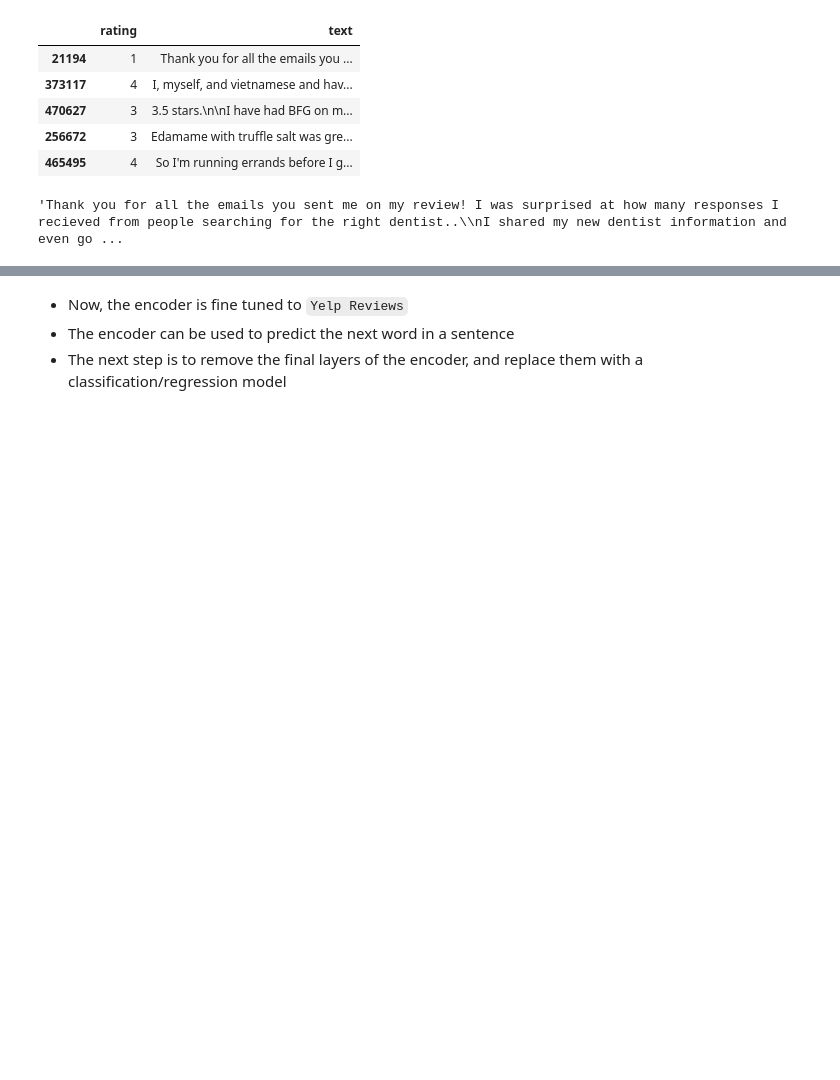
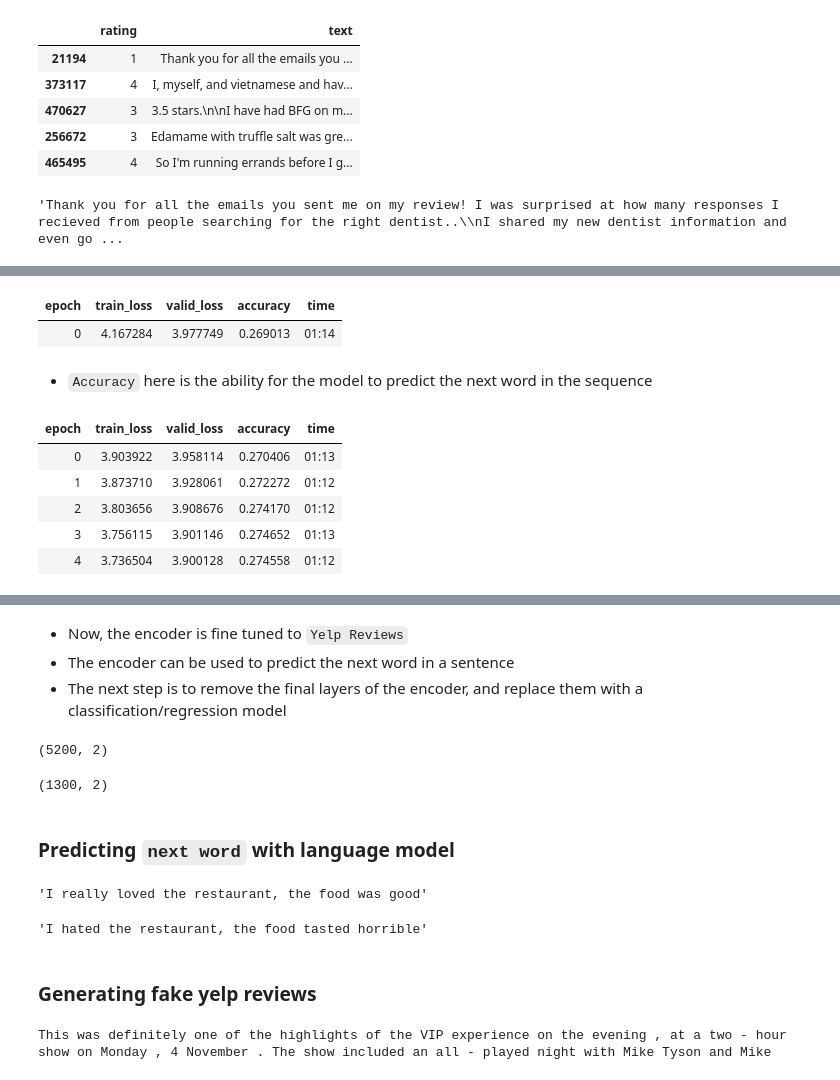
Before and after one commit to lukexyz/Reference-Notebooks, a Jupyter notebook: NLP-Sentiment-Analysis-Yelp.ipynb, the cells around one changed output, grey strips where cells are left out. Saved outputs shown, nothing was run; the diff lists cells and outputs as text; code cells hidden in the pictures; blank space fills up the shorter version.

Commit message:
Add classification model

```diff
--- a/NLP-Sentiment-Analysis-Yelp.ipynb
+++ b/NLP-Sentiment-Analysis-Yelp.ipynb
@@ -38,8 +43,3 @@ df_train.head()
 df_train['text'][21194][:500]
 # %% [output]
 'Thank you for all the emails you sent me on my review! I was surprised at how many responses I recieved from people searching for the right dentist..\\nI shared my new dentist information and even go ...
-# %%
-# Flip columns for databunch processor
-df_train = df_train[['text', 'rating']].set_index('rating')
-df_test = df_test[['text', 'rating']].set_index('rating')
-df_train.head()
@@ -117,3 +45,0 @@ bs = 24       # range 12 - 48
-# %%
-path = untar_data(URLs.YELP_REVIEWS)
-path.ls()
@@ -168,0 +48,7 @@ learn.fit_one_cycle(10, 1e-3, moms=(0.8,0.7))
+# %%
+from sklearn.model_selection import train_test_split
+
+# Split data into training and validation set
+df_trn, df_val = train_test_split(df_train, stratify=df_train['rating'],
+                                  test_size=0.2, random_state=1)
+print(df_trn.shape, df_val.shape)
@@ -168,0 +137,7 @@ learn.fit_one_cycle(10, 1e-3, moms=(0.8,0.7))
+# %%
+%%time
+# Language Model data
+data_lm = TextLMDataBunch.from_df(path, df_trn, df_val)
+
+print('Training and validation shape:\n', df_trn.shape, df_val.shape)
+data_lm.show_batch(rows=1)
@@ -168,0 +187,21 @@ learn.fit_one_cycle(10, 1e-3, moms=(0.8,0.7))
+# %%
+# Training/fine-tuning final layer to yelp reviews
+
+learn.fit_one_cycle(1, 1e-2, moms=(0.8,0.7))
+# %% [output]
+| epoch | train_loss | valid_loss | accuracy | time |
+| 0 | 4.167284 | 3.977749 | 0.269013 | 01:14 |
+# %% [markdown]
+* `Accuracy` here is the ability for the model to predict the next word in the sequence
+# %%
+%%time
+# Run until valid_loss comes down to training_loss (past this is overfitting to training set)
+
+learn.fit_one_cycle(5, 1e-3, moms=(0.8,0.7))
+# %% [output]
+| epoch | train_loss | valid_loss | accuracy | time |
+| 0 | 3.903922 | 3.958114 | 0.270406 | 01:13 |
+| 1 | 3.873710 | 3.928061 | 0.272272 | 01:12 |
+| 2 | 3.803656 | 3.908676 | 0.274170 | 01:12 |
+| 3 | 3.756115 | 3.901146 | 0.274652 | 01:13 |
+| 4 | 3.736504 | 3.900128 | 0.274558 | 01:12 |
@@ -170,3 +212,31 @@ learn.fit_one_cycle(10, 1e-3, moms=(0.8,0.7))
 * Now, the encoder is fine tuned to `Yelp Reviews`
 * The encoder can be used to predict the next word in a sentence
 * The next step is to remove the final layers of the encoder, and replace them with a classification/regression model
+# %%
+data_lm.train_ds.inner_df.shape
+# %% [output]
+(5200, 2)
+# %%
+data_lm.valid_ds.inner_df.shape
+# %% [output]
+(1300, 2)
+# %% [markdown]
+### Predicting `next word` with language model
+# %%
+learn.predict("I really loved the restaurant, the food was")
+# %% [output]
+'I really loved the restaurant, the food was good'
+# %%
+learn.predict("I hated the restaurant, the food tasted")
+# %% [output]
+'I hated the restaurant, the food tasted horrible'
+# %% [markdown]
+### Generating fake yelp reviews
+# %%
+text = "The food is good but the waitor"
+text = 'This was definitely one of the highlights'
+words = 40
+
+print(learn.predict(text, words, temperature=0.75))
+# %% [output]
+This was definitely one of the highlights of the VIP experience on the evening , at a two - hour show on Monday , 4 November . The show included an all - played night with Mike Tyson and Mike
```
Also changed, not shown: parts of 51 cells of this notebook.
